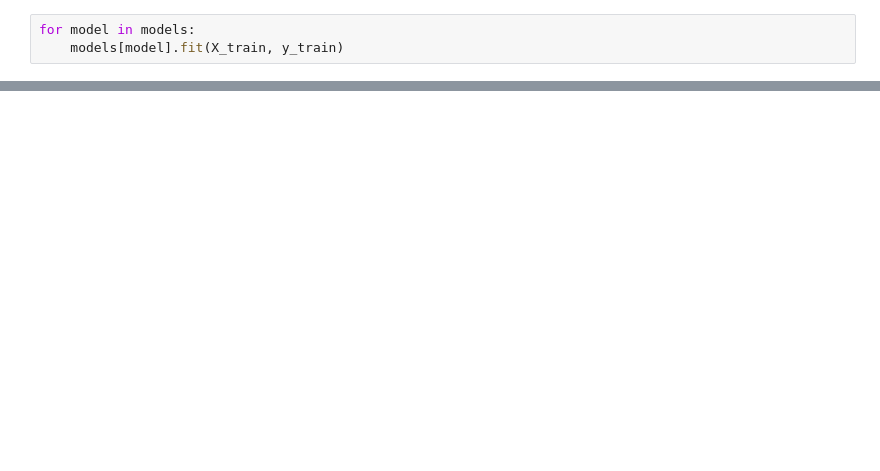
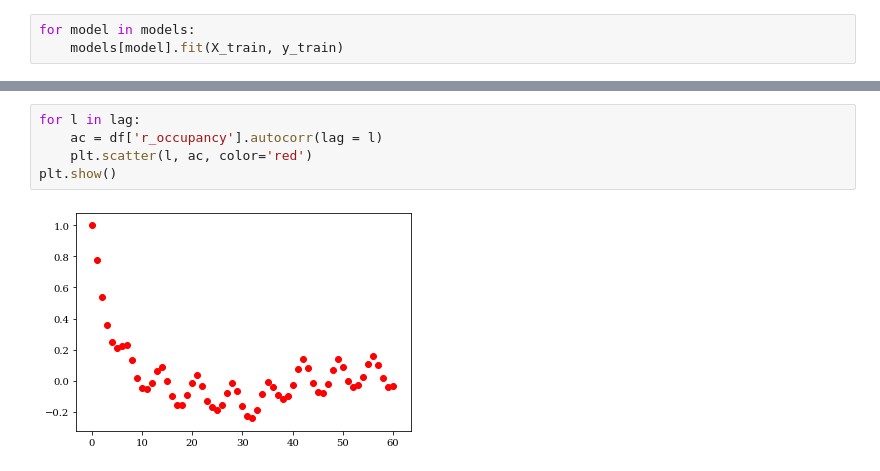
Before and after one commit to brawantonio/KGH-Research-Paper, a Jupyter notebook: Inferring Statistics - p-q Forecasting.ipynb, the cells around one changed output, grey strips where cells are left out. Drawn from its saved outputs; the diff is of its cells as text; blank space fills up the shorter version.

```diff
--- a/Inferring Statistics - p-q Forecasting.ipynb
+++ b/Inferring Statistics - p-q Forecasting.ipynb
@@ -200,0 +216,7 @@ plt.show()
+# %%
+for l in lag:
+    ac = df['r_occupancy'].autocorr(lag = l)
+    plt.scatter(l, ac, color='red')
+plt.show()
+# %% [output]
+[figure, added]
```
Also changed, not shown: parts of 11 cells of this notebook, 2 other files.
